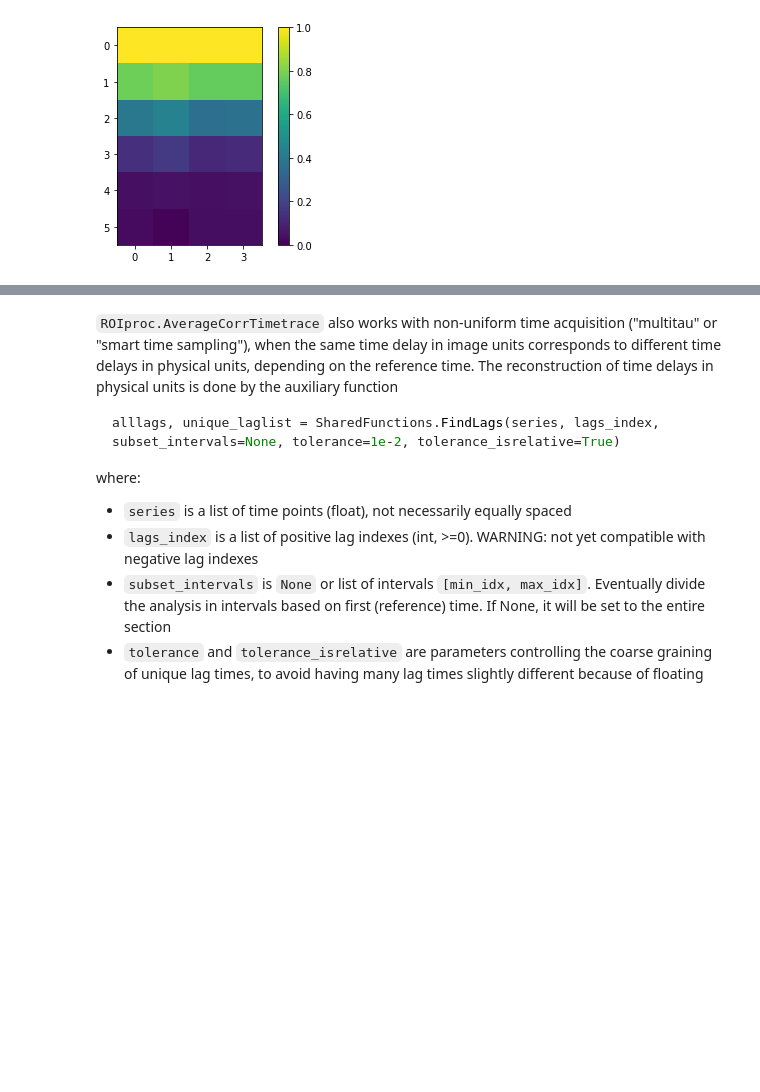
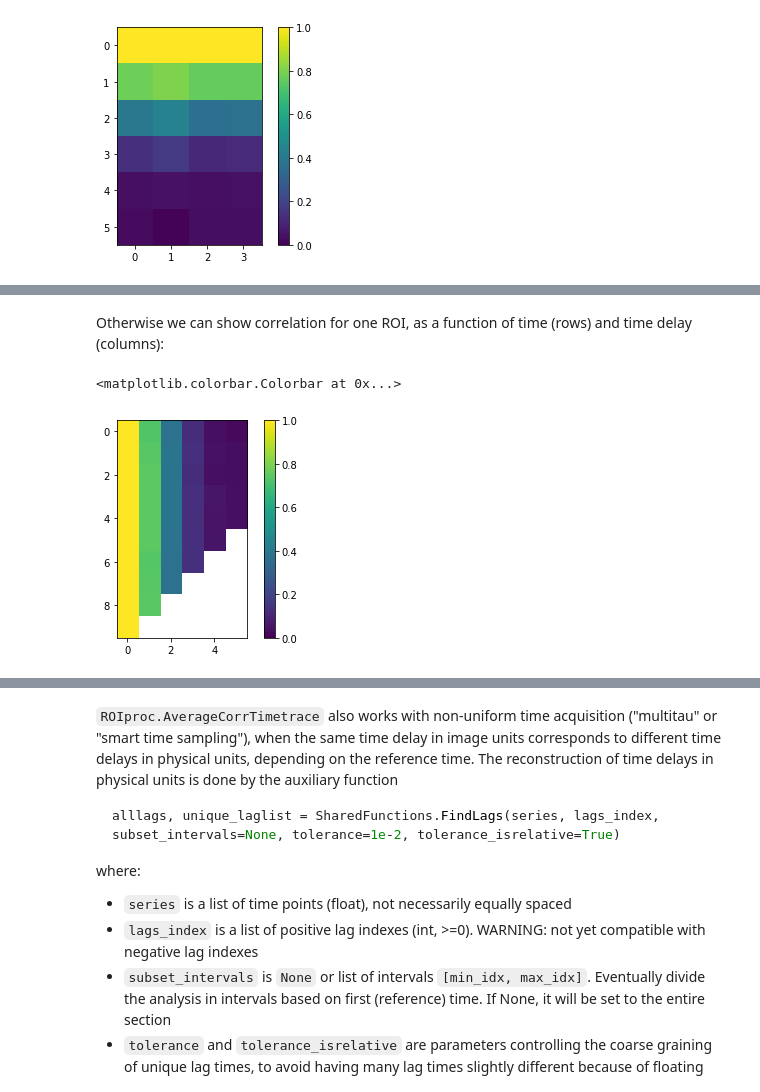
Before and after one commit to steaime/DSHpy, a Jupyter notebook: tutorial4_ROIs.ipynb, the cells around one changed output, grey strips where cells are left out. Cells and saved outputs as stored; diff of their text form; code cells hidden in the pictures; blank space fills up the shorter version.

```diff
--- a/tutorial4_ROIs.ipynb
+++ b/tutorial4_ROIs.ipynb
@@ -351,3 +371,11 @@ plt.colorbar()
+# %% [markdown]
+Otherwise we can show correlation for one ROI, as a function of time (rows) and time delay (columns):
+# %%
+plt.imshow(total_corr[0], vmin=0, vmax=1)
+plt.colorbar()
+# %% [output]
+<matplotlib.colorbar.Colorbar at 0x...>
+[figure, added]
 # %% [markdown]
 ### Time averaging correlations
 
```
Also changed, not shown: parts of 25 cells of this notebook, 2 other files.
